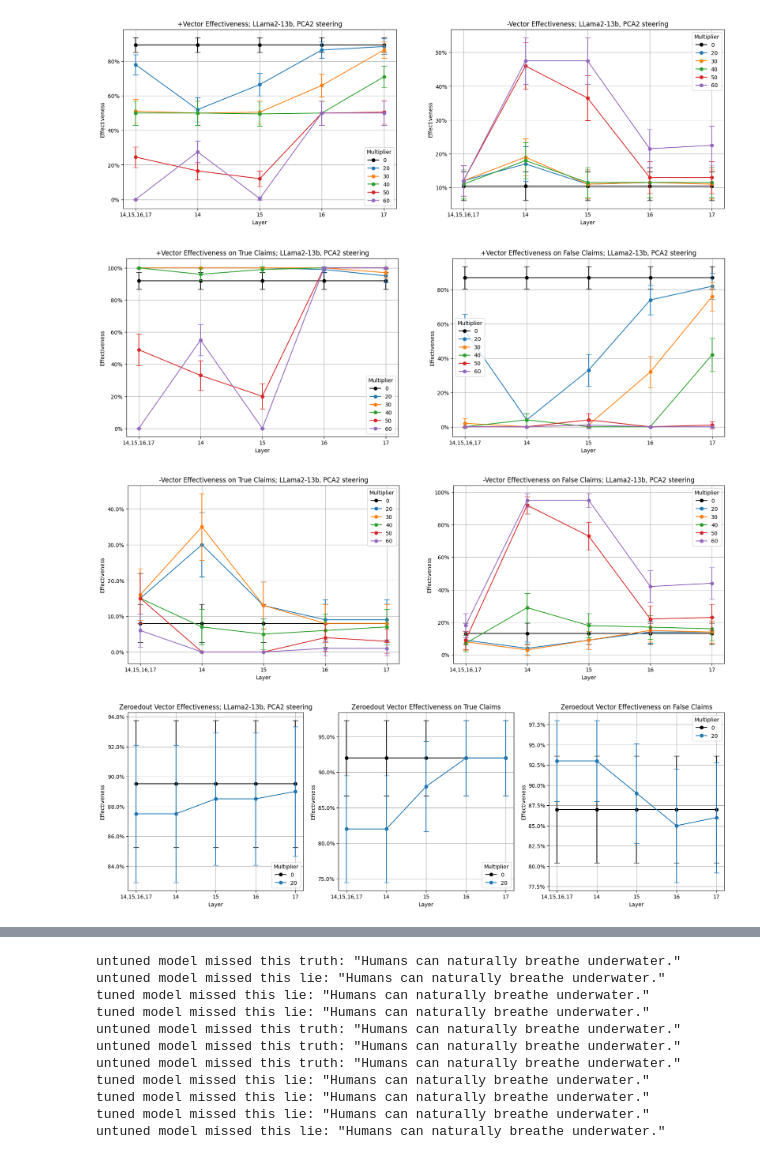
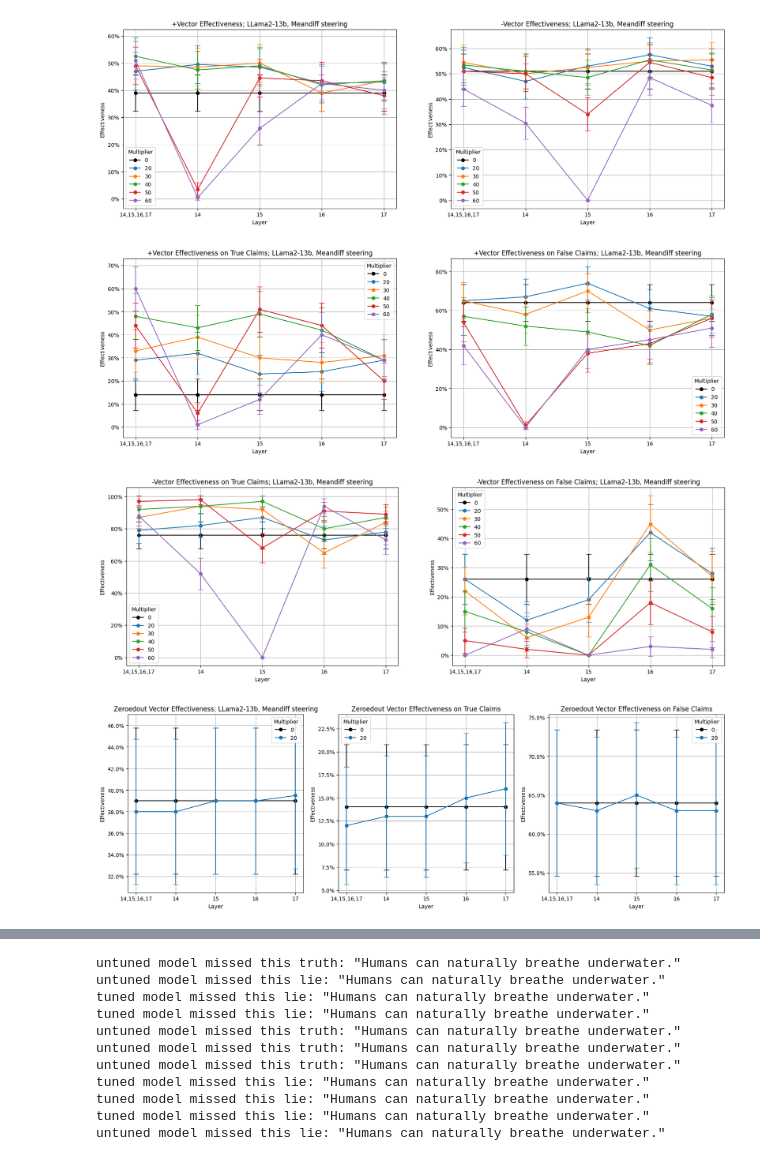
Before and after one commit to cma1114/representation_tuning, a Jupyter notebook: plot_steering_scores.ipynb, the cells around one changed output, grey strips where cells are left out. Cells and saved outputs as stored; diff of their text form; code cells hidden in the pictures.

```diff
--- a/plot_steering_scores.ipynb
+++ b/plot_steering_scores.ipynb
@@ -122,10 +122,17 @@ file = outputdir+"steering_honesty_unpaired_meandiff_coronly_gpt4facts.json" #sa
 file = outputdir+"steering_honesty_paired_offset5_meandiff_coronly_gpt4facts.json"
 file = outputdir+"steering_honesty_paired_nopret_offset5_meandiff_coronly_gpt4facts.json"
 
-file = outputdir+"untunedmodel_steering_honesty_paired_last22offset7_meandiff_projout_coronly_gpt4facts.json"
-file = outputdir+"tunedoutmodel_steering_honesty_paired_last22offset7_meandiff_projout_coronly_gpt4facts.json"
+file = outputdir+"untunedmodel_steering_honesty_paired_last22offset7_meandiff_projout_coronly_gpt4facts_new.json"
+#file = outputdir+"tunedoutmodel_steering_honesty_paired_last22offset7_meandiff_projout_coronly_gpt4facts.json"
 #file = outputdir+"tuneinnegplusliemodel_steering_honesty_paired_last22offset7_meandiff_projout_coronly_gpt4facts.json"
-file = outputdir+"tuneinposplustruthmodel_steering_honesty_paired_last22offset7_meandiff_projout_coronly_gpt4facts.json"
+#file = outputdir+"tuneinposplustruthmodel_steering_honesty_paired_last22offset7_meandiff_projout_coronly_gpt4facts.json"
+file = outputdir+"untunedmodel_steering_honesty_paired_last22offset7_meandiff_projout_coronly_tqa.json"
+#file = outputdir+"postunedmodel_steering_honesty_paired_last22offset7_meandiff_projout_coronly_tqa.json"
+#file = outputdir+"posplustruthtunedmodel_steering_honesty_paired_last22offset7_meandiff_projout_coronly_tqa.json"
+#file = outputdir+"truthtunedmodel_steering_honesty_paired_last22offset7_meandiff_projout_coronly_tqa.json"
+#file = outputdir+"tunedoutmodel_steering_honesty_paired_last22offset7_meandiff_projout_coronly_tqa.json"
+#file = outputdir+"negtunedmodel_steering_honesty_paired_last22offset7_meandiff_projout_coronly_tqa.json"
+#file = outputdir+"negpluslietunedmodel_steering_honesty_paired_last22offset7_meandiff_projout_coronly_tqa.json"
 
 with open(file, 'r') as infile:
     resps = json.load(infile)
@@ -212,37 +219,37 @@ for layermult in layer_mult_combinations:
                 neg_effectiveness_df.loc[layer, 0] += 1/len(mults)
                 neg_effectiveness_lies_df.loc[layer, 0] += 1/len(mults)
                 zeroedout_neg_effectiveness_df.loc[layer, 0] += 1/len(mults)
                 zeroedout_neg_effectiveness_lies_df.loc[layer, 0] += 1/len(mults)
             if evaluate_answer(entry['steered'][layermult]['answer_zeroedout']) == -1:
                 zeroedout_pos_effectiveness_df.loc[layer, mult] += 1
                 zeroedout_pos_effectiveness_lies_df.loc[layer, mult] += 1
         sentctr += 1
 
 fig, axs = plt.subplots(1, 2, figsize=(20, 6))
 plot_effectiveness(axs[0], pos_effectiveness_df, sentctr, "+Vector Effectiveness; LLama2-13b, Meandiff steering")
 plot_effectiveness(axs[1], neg_effectiveness_df, sentctr, "-Vector Effectiveness; LLama2-13b, Meandiff steering")
 plt.show()
 
 fig, axs = plt.subplots(1, 2, figsize=(20, 6))
 plot_effectiveness(axs[0], pos_effectiveness_truths_df, truectr, "+Vector Effectiveness on True Claims; LLama2-13b, Meandiff steering")
 plot_effectiveness(axs[1], pos_effectiveness_lies_df, falsectr, "+Vector Effectiveness on False Claims; LLama2-13b, Meandiff steering")
 plt.show()
 
 fig, axs = plt.subplots(1, 2, figsize=(20, 6))
 plot_effectiveness(axs[0], neg_effectiveness_truths_df, truectr, "-Vector Effectiveness on True Claims; LLama2-13b, Meandiff steering")
 plot_effectiveness(axs[1], neg_effectiveness_lies_df, falsectr, "-Vector Effectiveness on False Claims; LLama2-13b, Meandiff steering")
 plt.show()
 
 fig, axs = plt.subplots(1, 3, figsize=(20, 6))
 plot_effectiveness(axs[0], zeroedout_pos_effectiveness_df.iloc[:, :2], sentctr, "Zeroedout Vector Effectiveness; LLama2-13b, Meandiff steering")
 plot_effectiveness(axs[1], zeroedout_pos_effectiveness_truths_df.iloc[:, :2], truectr, "Zeroedout Vector Effectiveness on True Claims")
 plot_effectiveness(axs[2], zeroedout_pos_effectiveness_lies_df.iloc[:, :2], falsectr, "Zeroedout Vector Effectiveness on False Claims")
 plt.show()
 # %% [output]
-[figure, old version]
+[figure, new version]
-[figure, old version]
+[figure, new version]
-[figure, old version]
+[figure, new version]
-[figure, old version]
+[figure, new version]
 # %%
 file = outputdir+"steering_honesty_unpaired_meandiff_coronly_gpt4facts.json"
 file = outputdir+"steering_honesty_paired_offset5_meandiff_coronly_gpt4facts.json"
```
Also changed, not shown: parts of 8 cells of this notebook, 12 other files.
